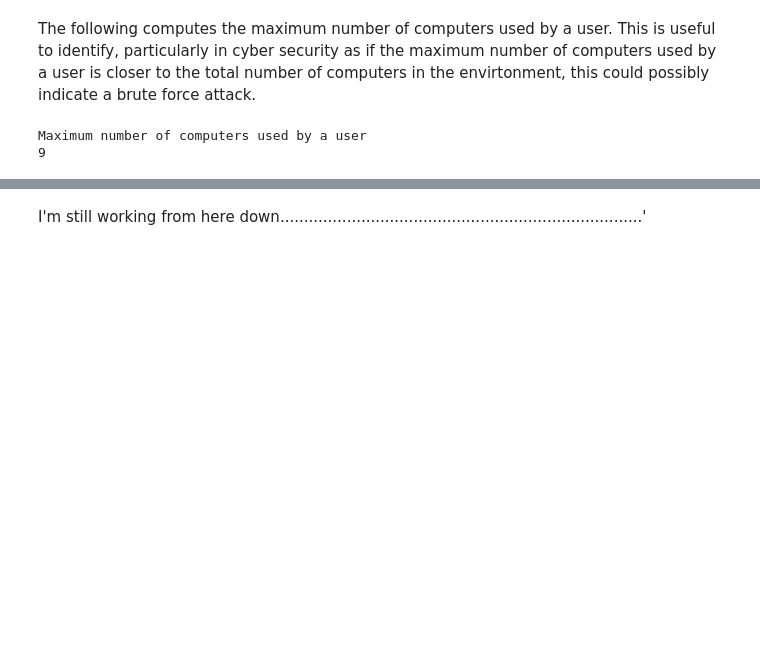
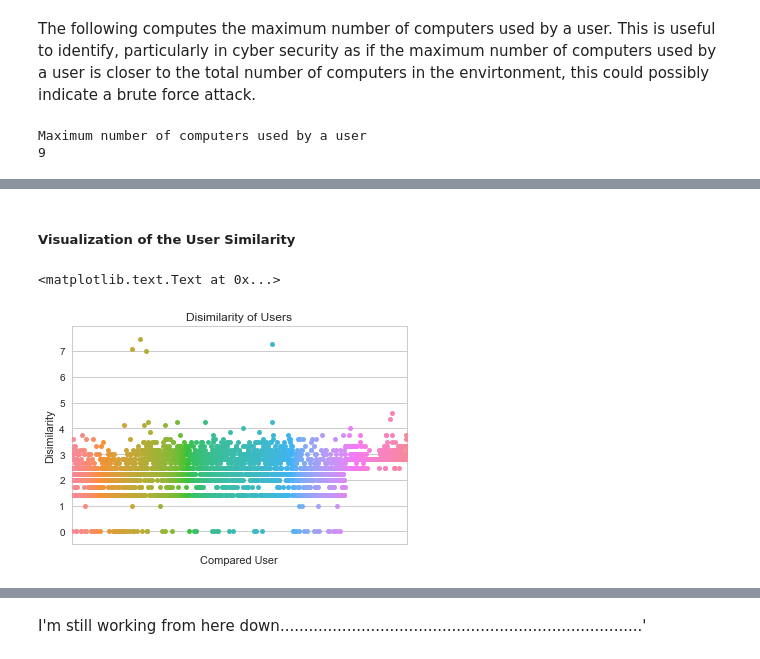
Before and after one commit to perlgirl2002/Capstone, a Jupyter notebook: Capstone.ipynb, the cells around one changed output, grey strips where cells are left out. Cells and saved outputs as stored; diff of their text form; code cells hidden in the pictures; blank space fills up the shorter version.

```diff
--- a/Capstone.ipynb
+++ b/Capstone.ipynb
@@ -197,0 +208,10 @@ Maximum number of computers used by a user
+# %%
+copy_df = df
+del copy_df['time']
+del copy_df['computer']
+del copy_df['start_or_stop']
+for x in copy_df.process_name.unique():
+    copy_df[x]=(copy_df.process_name==x).astype(int)
+del copy_df['process_name']
+final_matrix = copy_df.groupby(['username']).max()
+final_matrix.head()
@@ -197,0 +231,9 @@ Maximum number of computers used by a user
+# %%
+def euclidean_distance(user, df):
+    result_df = pd.DataFrame(columns=['username','compared_user','distance'])
+    list = []
+    for i in df.index:
+        distance = np.linalg.norm(df.loc[user]-final_matrix.loc[i])
+        list.append([user, i, distance])
+    result_df = pd.DataFrame(list, columns = ['username','compared_user','distance'])
+    return result_df
@@ -197,0 +242,4 @@ Maximum number of computers used by a user
+# %%
+user = 'C1001$@DOM1'
+result_df = euclidean_distance(user, final_matrix)
+result_df.head()
@@ -197,0 +253,12 @@ Maximum number of computers used by a user
+# %% [markdown]
+##### Visualization of the User Similarity
+# %%
+sns.set_style('whitegrid')
+g = sns.swarmplot(x='compared_user', y='distance', data=result_df)
+g.set_xticklabels([])
+plt.title('Disimilarity of Users')
+plt.xlabel('Compared User')
+plt.ylabel('Disimilarity')
+# %% [output]
+<matplotlib.text.Text at 0x...>
+[figure, added]
```
Also changed, not shown: parts of 30 cells of this notebook.
